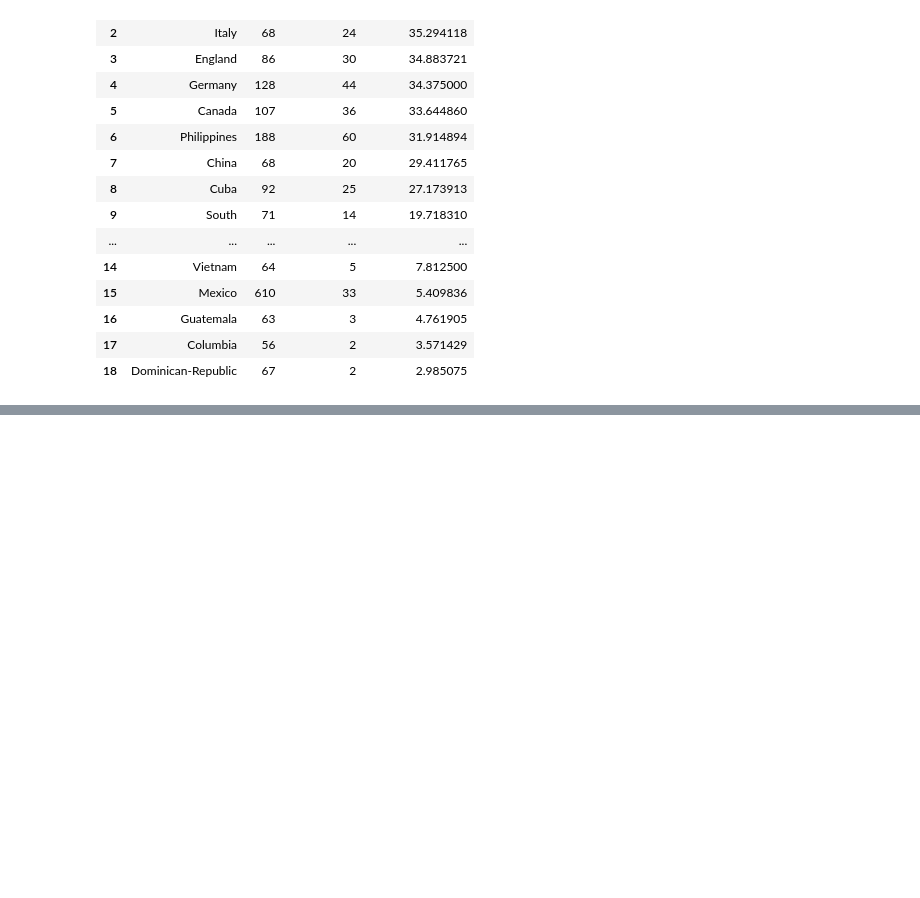
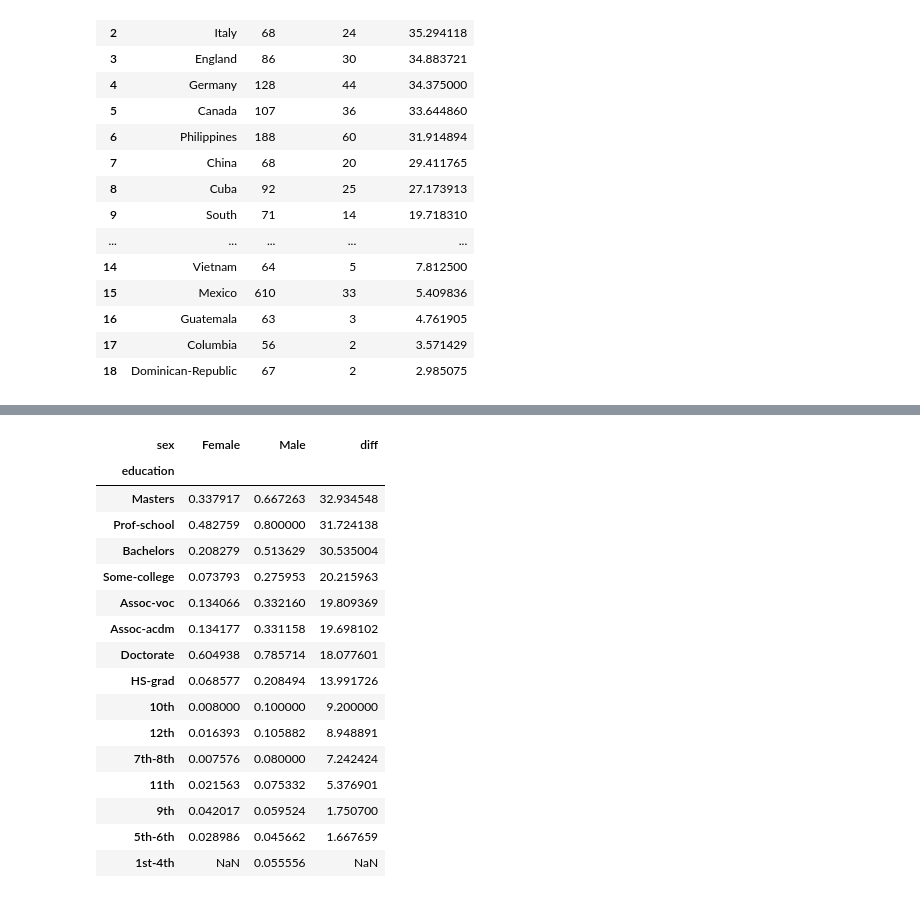
Before and after one commit to vivsoliveira/Adult-Census-Income, a Jupyter notebook: main.ipynb, the cells around one changed output, grey strips where cells are left out. Saved outputs shown, nothing was run; the diff lists cells and outputs as text; code cells hidden in the pictures; blank space fills up the shorter version.

```diff
--- a/main.ipynb
+++ b/main.ipynb
@@ -668,0 +734,28 @@ Total de países analisados (com amostra >= 50): 19
+# %%
+# Diferença percentual entre homens e mulheres em cada nível educacional
+diff_by_edu = (
+    edu_gender_high
+    .pivot(index='education', columns='sex', values='proportion')
+    .assign(diff=lambda x: (x['Male'] - x['Female']) * 100)
+    .sort_values('diff', ascending=False)
+)
+
+diff_by_edu
+# %% [output]
+| sex | Female | Male | diff |
+| education |  |  |  |
+| Masters | 0.337917 | 0.667263 | 32.934548 |
+| Prof-school | 0.482759 | 0.800000 | 31.724138 |
+| Bachelors | 0.208279 | 0.513629 | 30.535004 |
+| Some-college | 0.073793 | 0.275953 | 20.215963 |
+| Assoc-voc | 0.134066 | 0.332160 | 19.809369 |
+| Assoc-acdm | 0.134177 | 0.331158 | 19.698102 |
+| Doctorate | 0.604938 | 0.785714 | 18.077601 |
+| HS-grad | 0.068577 | 0.208494 | 13.991726 |
+| 10th | 0.008000 | 0.100000 | 9.200000 |
+| 12th | 0.016393 | 0.105882 | 8.948891 |
+| 7th-8th | 0.007576 | 0.080000 | 7.242424 |
+| 11th | 0.021563 | 0.075332 | 5.376901 |
+| 9th | 0.042017 | 0.059524 | 1.750700 |
+| 5th-6th | 0.028986 | 0.045662 | 1.667659 |
+| 1st-4th | NaN | 0.055556 | NaN |
```
Also changed, not shown: parts of 17 cells of this notebook.
